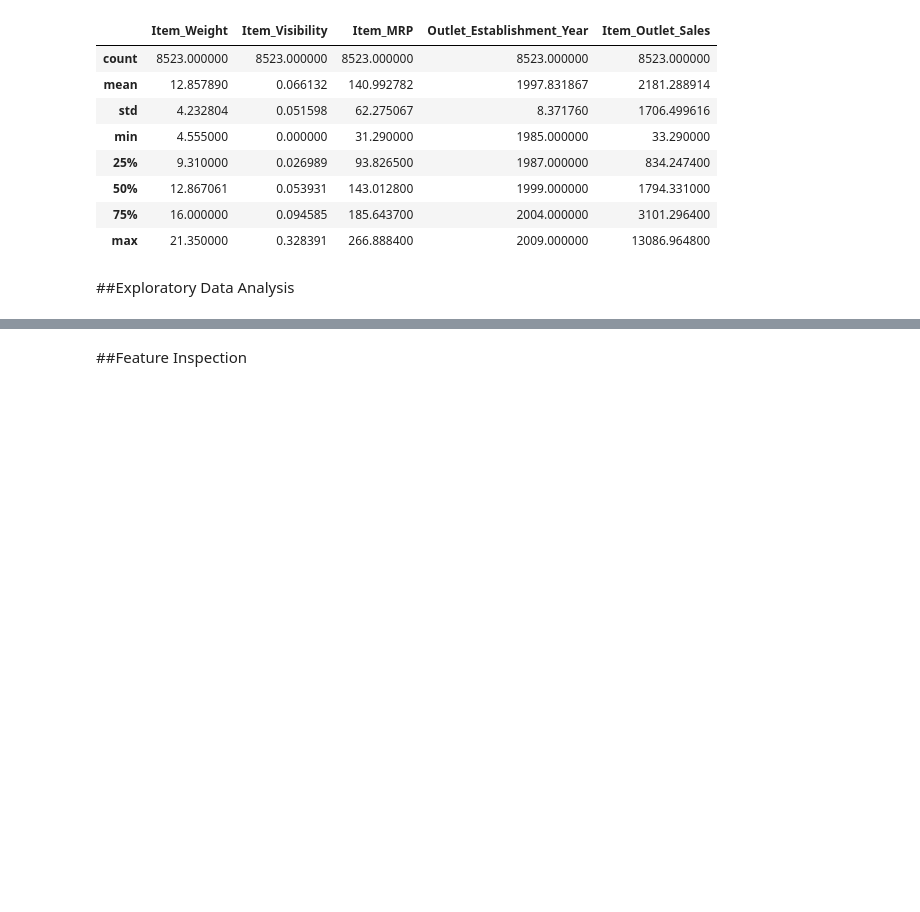
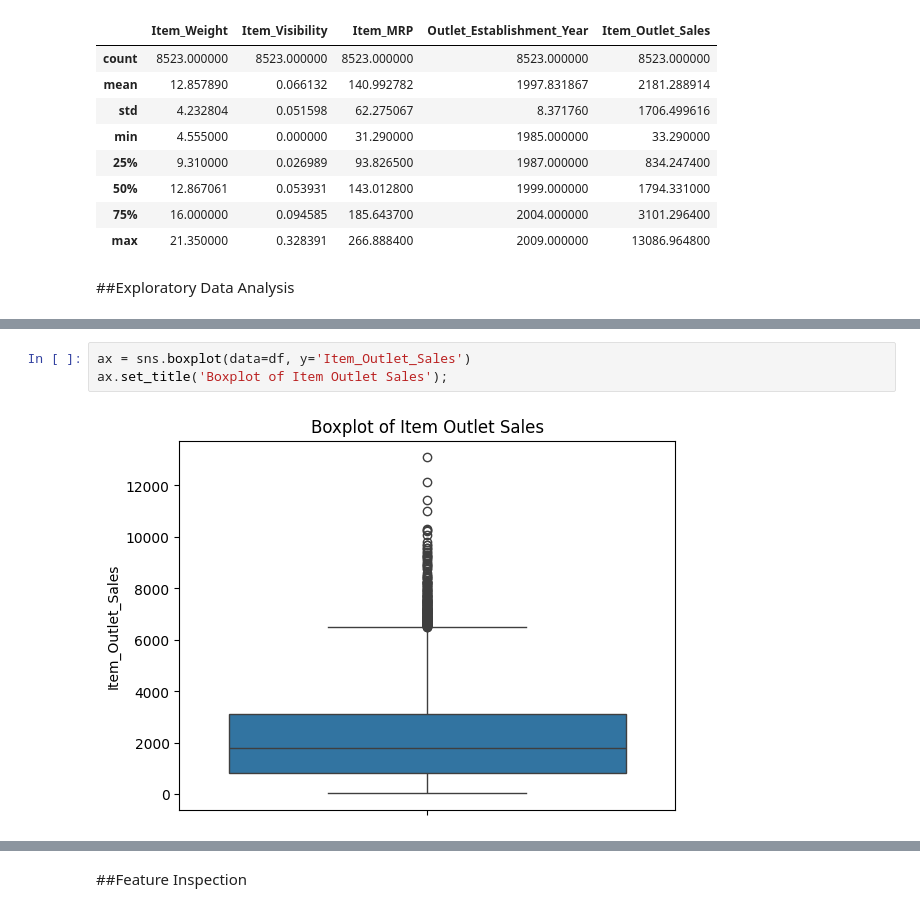
Before and after one commit to eddieZayed/Prediction-of-Product-Sales, a Jupyter notebook: Prediction_of_Product_Sales.ipynb, the cells around one changed output, grey strips where cells are left out. Drawn from its saved outputs; the diff is of its cells as text; blank space fills up the shorter version.

```diff
--- a/Prediction_of_Product_Sales.ipynb
+++ b/Prediction_of_Product_Sales.ipynb
@@ -178,0 +200,5 @@ df[num_cols].describe()
+# %%
+ax = sns.boxplot(data=df, y='Item_Outlet_Sales')
+ax.set_title('Boxplot of Item Outlet Sales');
+# %% [output]
+[figure, added]
```
Also changed, not shown: parts of 9 cells of this notebook.
